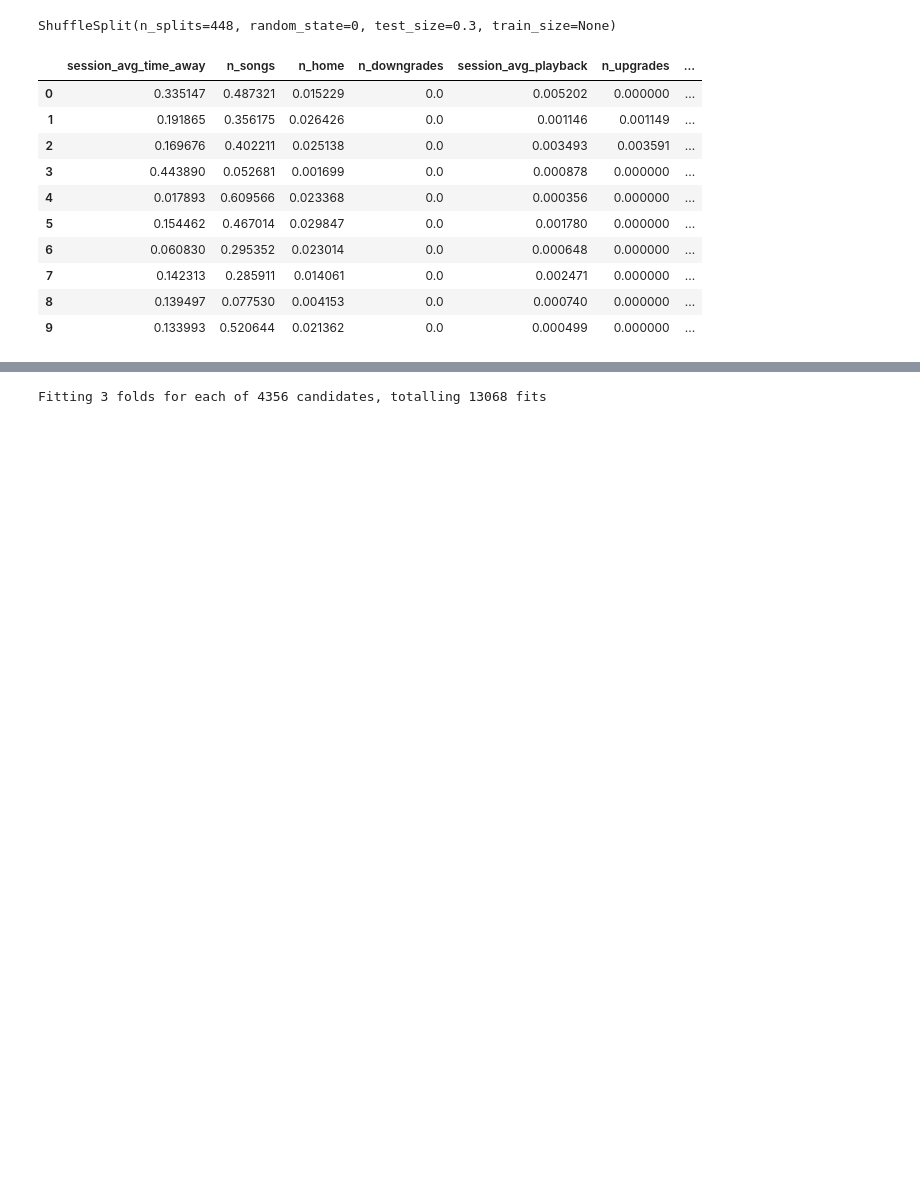
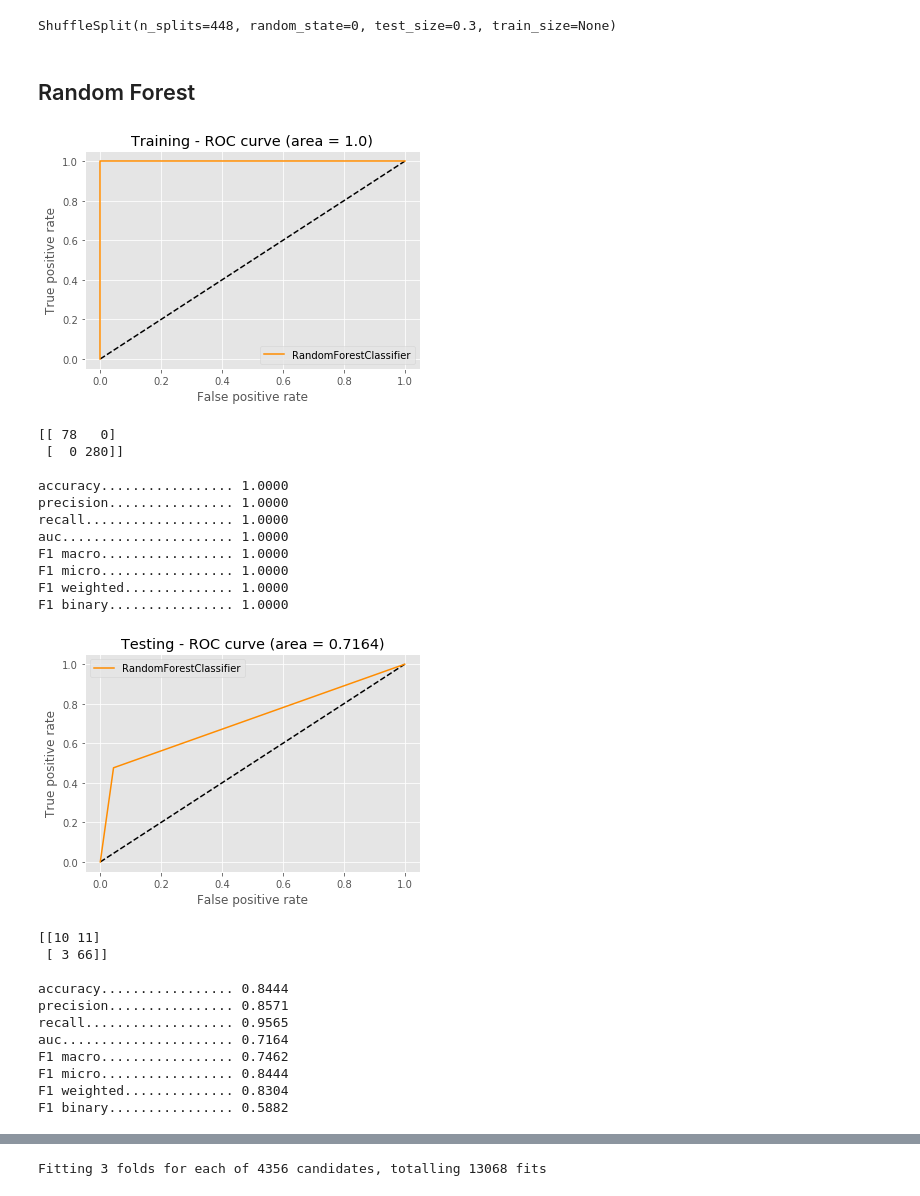
Before and after one commit to brunowdev/sparkify, a Jupyter notebook: Sklearn - Test.ipynb, the cells around one changed output, grey strips where cells are left out. Cells and saved outputs as stored; diff of their text form; code cells hidden in the pictures; blank space fills up the shorter version.

Commit message:
Add Random Forest/Gradient boosting

```diff
--- a/Sklearn - Test.ipynb
+++ b/Sklearn - Test.ipynb
@@ -29,16 +29,9 @@ j.reload(j)
 %matplotlib inline
 # %%
 data = pd.read_csv('sparkify_data_final.csv')
-data = data.drop(['userId'] ,axis = 1)
 
 pd.set_option('use_inf_as_na', True)
-
-# data['days_time_away'] = (data.session_avg_time_away / data.n_days) / data.avg_session_duration
-
-# data['days_time_away'] = (data.session_avg_time_away / data.avg_session_duration) / data.n_days
-
 data = data.dropna()
-
 data = data.drop(list(filter(lambda c: len(c) == 2, data.columns)), axis = 1)
 
-data = data.drop(['state', 'avg_daily_actions'], axis = 1)
+data.head(10)
@@ -58,0 +50,10 @@ data.head(10)
+# %%
+from sklearn.preprocessing import Normalizer, RobustScaler, StandardScaler
+
+# Remove binary features
+features_to_normalize = list(data.drop(['canceled', 'male', 'paid'], axis = 1).columns)
+
+_x = data.copy()
+_x[features_to_normalize] = Normalizer().fit_transform(_x[features_to_normalize])
+
+_x.head(10)
@@ -109,9 +122,9 @@ def train_model(df, label, classifier):
     model = classifier.fit(X_train, y_train)
 
     # Train
-    # y_predicted = model.predict(X_train)
-    # plot_roc_curve(y_train, y_predicted, model)
-    # plot_metrics(y_train, y_predicted)
+    y_predicted = model.predict(X_train)
+    plot_roc_curve(y_train, y_predicted, model)
+    plot_metrics(y_train, y_predicted)
 
     # Testing
     y_predicted = model.predict(X_test)
@@ -228,24 +241,31 @@ ShuffleSplit(len(_x), test_size=0.3, random_state=0)
 # %% [output]
 ShuffleSplit(n_splits=448, random_state=0, test_size=0.3, train_size=None)
-# %%
-from sklearn.preprocessing import Normalizer, RobustScaler, StandardScaler
-
-# Filter average or absolute columns
-features_to_normalize = list(filter(lambda column_name: '_' in column_name, data.columns))
-
-_x = data.copy()
-_x[features_to_normalize] = Normalizer().fit_transform(_x[features_to_normalize])
-
-_x.head(10)
-# %% [output]
-|  | session_avg_time_away | n_songs | n_home | n_downgrades | session_avg_playback | n_upgrades | ... |
-| 0 | 0.335147 | 0.487321 | 0.015229 | 0.0 | 0.005202 | 0.000000 | ... |
-| 1 | 0.191865 | 0.356175 | 0.026426 | 0.0 | 0.001146 | 0.001149 | ... |
-| 2 | 0.169676 | 0.402211 | 0.025138 | 0.0 | 0.003493 | 0.003591 | ... |
-| 3 | 0.443890 | 0.052681 | 0.001699 | 0.0 | 0.000878 | 0.000000 | ... |
-| 4 | 0.017893 | 0.609566 | 0.023368 | 0.0 | 0.000356 | 0.000000 | ... |
-| 5 | 0.154462 | 0.467014 | 0.029847 | 0.0 | 0.001780 | 0.000000 | ... |
-| 6 | 0.060830 | 0.295352 | 0.023014 | 0.0 | 0.000648 | 0.000000 | ... |
-| 7 | 0.142313 | 0.285911 | 0.014061 | 0.0 | 0.002471 | 0.000000 | ... |
-| 8 | 0.139497 | 0.077530 | 0.004153 | 0.0 | 0.000740 | 0.000000 | ... |
-| 9 | 0.133993 | 0.520644 | 0.021362 | 0.0 | 0.000499 | 0.000000 | ... |
+# %% [markdown]
+## Random Forest
+# %%
+model = train_random_forest(_x, 'canceled')
+# %% [output]
+[figure, added]
+[[ 78   0]
+ [  0 280]]
+
+accuracy................. 1.0000
+precision................ 1.0000
+recall................... 1.0000
+auc...................... 1.0000
+F1 macro................. 1.0000
+F1 micro................. 1.0000
+F1 weighted.............. 1.0000
+F1 binary................ 1.0000
+[figure, added]
+[[10 11]
+ [ 3 66]]
+
+accuracy................. 0.8444
+precision................ 0.8571
+recall................... 0.9565
+auc...................... 0.7164
+F1 macro................. 0.7462
+F1 micro................. 0.8444
+F1 weighted.............. 0.8304
+F1 binary................ 0.5882
```
Also changed, not shown: parts of 12 cells of this notebook.
